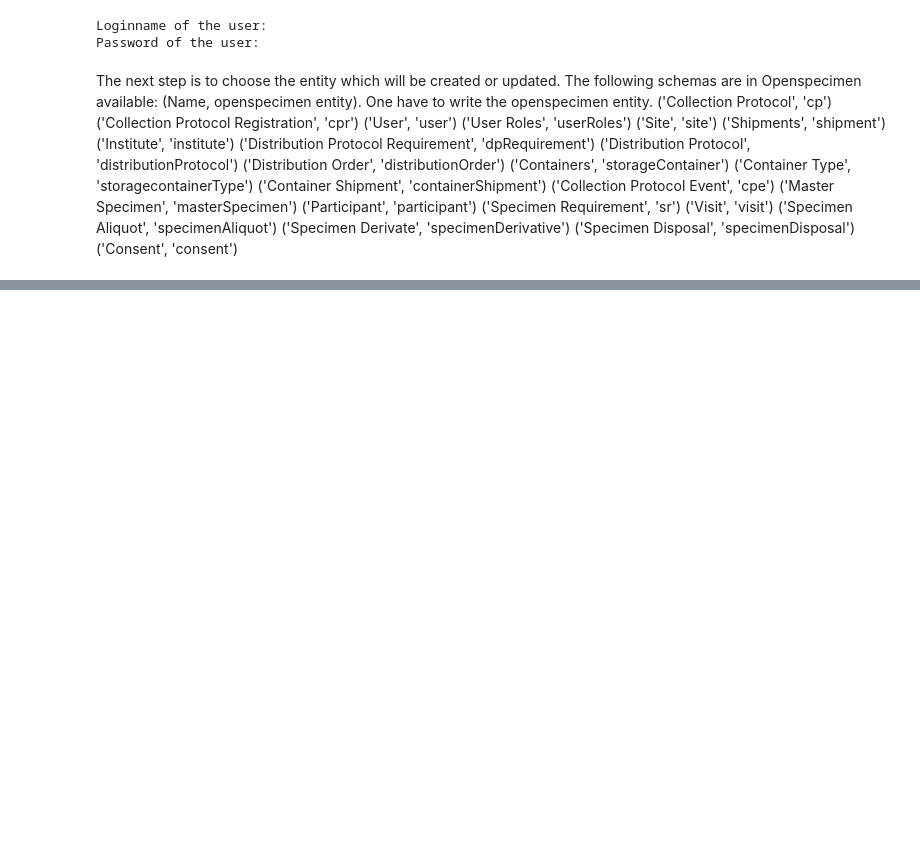
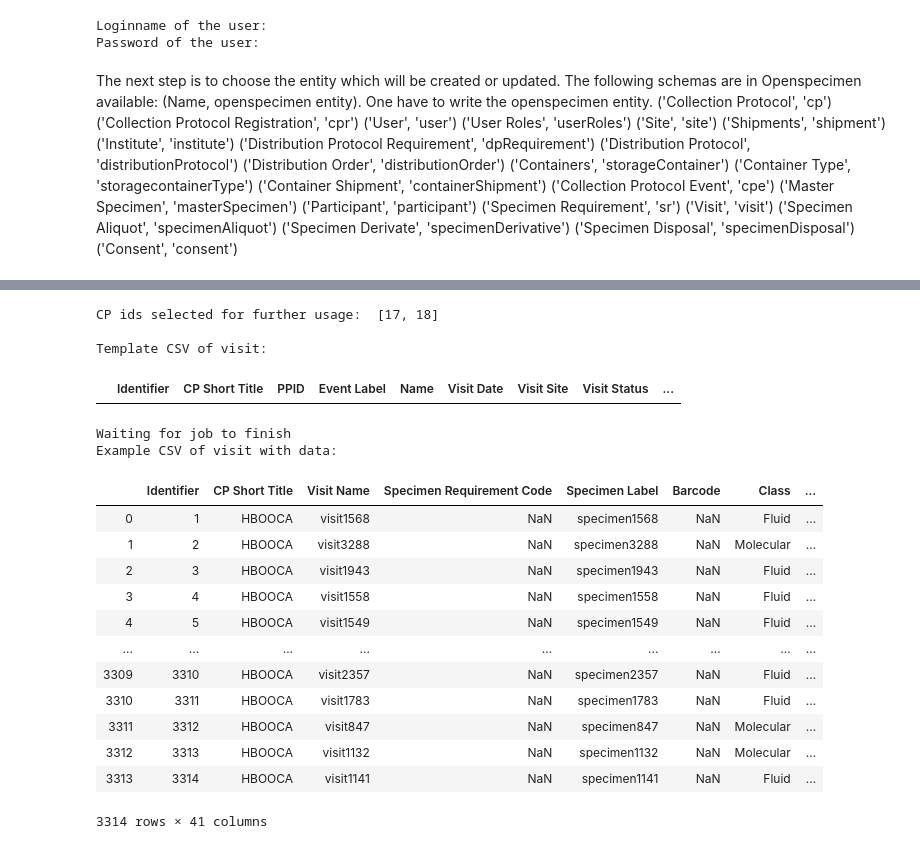
Before and after one commit to bibbox/OpenSpecimenAPIconnector.py, a Jupyter notebook: pip_jupyter_aggregate_demo.ipynb, the cells around one changed output, grey strips where cells are left out. Saved outputs shown, nothing was run; the diff lists cells and outputs as text; code cells hidden in the pictures; blank space fills up the shorter version.

Commit message:
further updates

```diff
--- a/pip_jupyter_aggregate_demo.ipynb
+++ b/pip_jupyter_aggregate_demo.ipynb
@@ -252,0 +218,4 @@ Download/Edit
+# %%
+# choose target CP / Check if matching is correct; ui is needed for output
+
+ui = display_search_select_box(cps_dict)
@@ -253 +225,50 @@ Download/Edit
+# %%
+# get selected cp_ids
+cp_ids = []
+selected_options = [widget.description for widget in ui.children[1].children if widget.value]
+for item in selected_options:
+    cp_ids.append(cps_dict[item])
+
+print("CP ids selected for further usage: ", cp_ids)
+print()
+
+# Download Template file to see available fields
+# CP Registration CSV are downloaded for the aggregtation example
+# in order to get participant age data for aggregating age fields in the given example:
+export_cps_csv = []
+export_cps_def = []
+for i, cp_id in enumerate(cp_ids):
+    # Example for downloading tempalte csv for differen entities
+    if i == 0:
+        template = csv_files.get_template(schemaname=sel_schema)
+        template_df =  pd.DataFrame(template)
+        print("Template CSV of {}:".format(sel_schema))
+        display(template_df)
+
+    export_cps_csv.append(csv_export.export_file(sel_schema, cp_id))
+    # display the downladed csv for the given entity
+    if i == 0:
+        print("Example CSV of {} with data:".format(sel_schema))
+        display(export_cps_csv[-1])
+    export_cps_def.append(cp_tools.get_cp_def(cp_id))
+# %% [output]
+CP ids selected for further usage:  [17, 18]
+
+Template CSV of visit:
+|  | Identifier | CP Short Title | PPID | Event Label | Name | Visit Date | Visit Site | Visit Status | ... |
+Waiting for job to finish
+Example CSV of visit with data:
+|  | Identifier | CP Short Title | Visit Name | Specimen Requirement Code | Specimen Label | Barcode | Class | ... |
+| 0 | 1 | HBOOCA | visit1568 | NaN | specimen1568 | NaN | Fluid | ... |
+| 1 | 2 | HBOOCA | visit3288 | NaN | specimen3288 | NaN | Molecular | ... |
+| 2 | 3 | HBOOCA | visit1943 | NaN | specimen1943 | NaN | Fluid | ... |
+| 3 | 4 | HBOOCA | visit1558 | NaN | specimen1558 | NaN | Fluid | ... |
+| 4 | 5 | HBOOCA | visit1549 | NaN | specimen1549 | NaN | Fluid | ... |
+| ... | ... | ... | ... | ... | ... | ... | ... | ... |
+| 3309 | 3310 | HBOOCA | visit2357 | NaN | specimen2357 | NaN | Fluid | ... |
+| 3310 | 3311 | HBOOCA | visit1783 | NaN | specimen1783 | NaN | Fluid | ... |
+| 3311 | 3312 | HBOOCA | visit847 | NaN | specimen847 | NaN | Molecular | ... |
+| 3312 | 3313 | HBOOCA | visit1132 | NaN | specimen1132 | NaN | Molecular | ... |
+| 3313 | 3314 | HBOOCA | visit1141 | NaN | specimen1141 | NaN | Fluid | ... |
+3314 rows × 41 columns
 # %%
```
Also changed, not shown: parts of 10 cells of this notebook, 20 other files.
